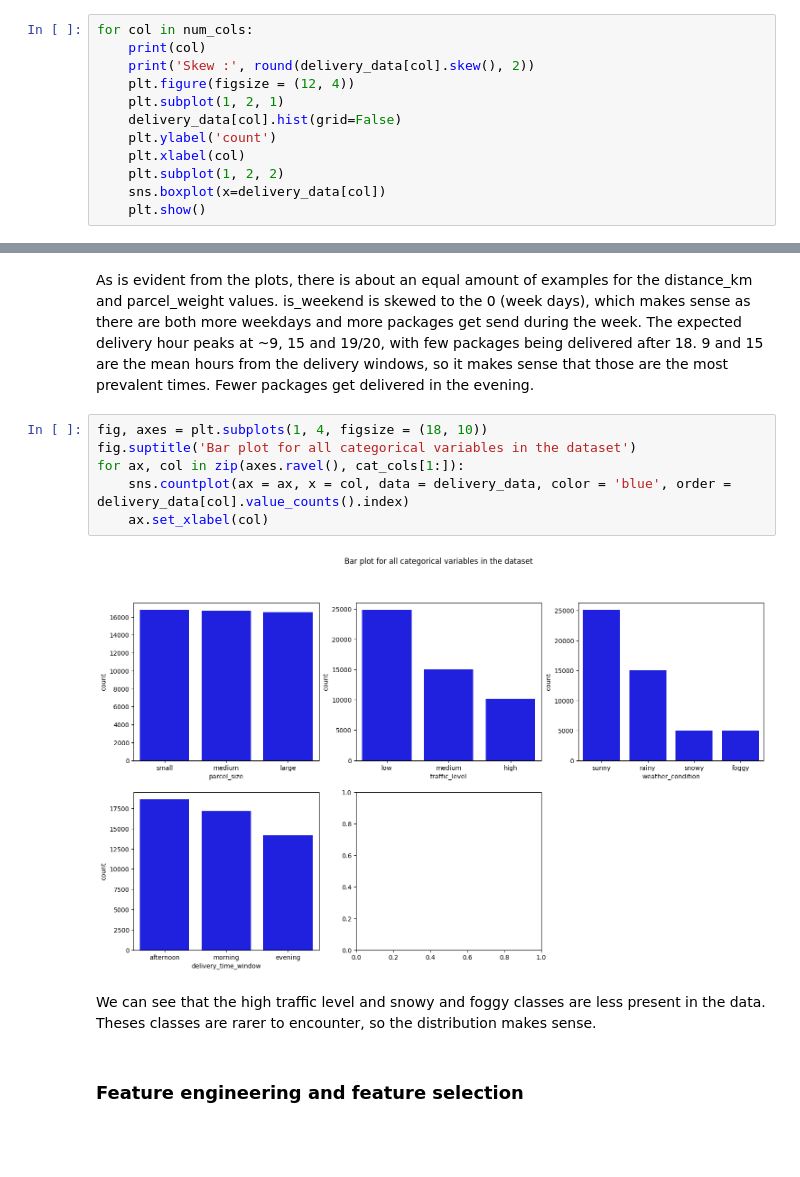
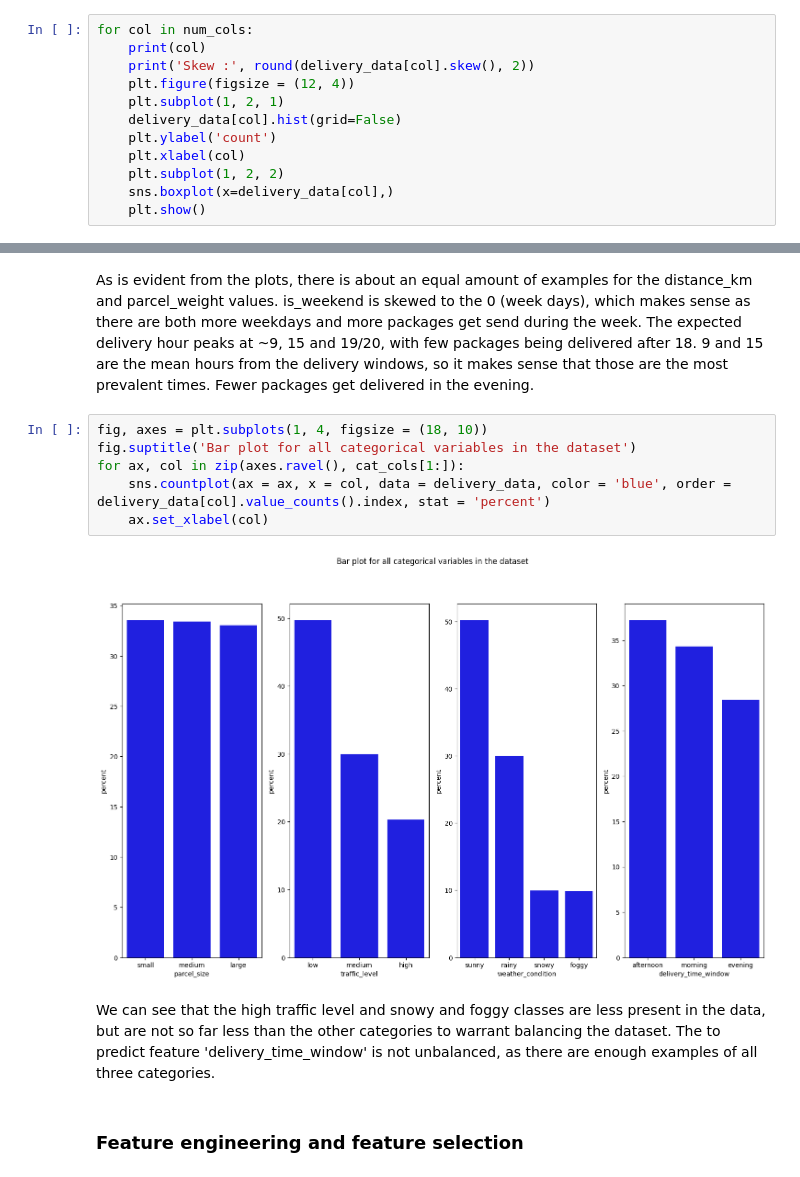
Before and after one commit to BasvVeen/PostNL_Assessment, a Jupyter notebook: Assessment.ipynb, the cells around one changed output, grey strips where cells are left out. Drawn from its saved outputs; the diff is of its cells as text; blank space fills up the shorter version.

```diff
--- a/Assessment.ipynb
+++ b/Assessment.ipynb
@@ -119,7 +116,7 @@ for col in num_cols:
     plt.ylabel('count')
     plt.xlabel(col)
     plt.subplot(1, 2, 2)
-    sns.boxplot(x=delivery_data[col])
+    sns.boxplot(x=delivery_data[col],)
     plt.show()
 # %% [output]
 is_weekend
@@ -139,13 +136,13 @@ As is evident from the plots, there is about an equal amount of examples for the
 # %%
 fig, axes = plt.subplots(1, 4, figsize = (18, 10))
 fig.suptitle('Bar plot for all categorical variables in the dataset')
 for ax, col in zip(axes.ravel(), cat_cols[1:]):
-    sns.countplot(ax = ax, x = col, data = delivery_data, color = 'blue', order = delivery_data[col].value_counts().index)
+    sns.countplot(ax = ax, x = col, data = delivery_data, color = 'blue', order = delivery_data[col].value_counts().index, stat = 'percent')
     ax.set_xlabel(col)
 # %% [output]
-[figure, old version]
+[figure, new version]
 # %% [markdown]
-We can see that the high traffic level and snowy and foggy classes are less present in the data. Theses classes are rarer to encounter, so the distribution makes sense.
+We can see that the high traffic level and snowy and foggy classes are less present in the data, but are not so far less than the other categories to warrant balancing the dataset. The to predict feature 'delivery_time_window' is not unbalanced, as there are enough examples of all three categories.
 # %% [markdown]
 ### Feature engineering and feature selection
 # %%
```
Also changed, not shown: parts of 13 cells of this notebook.
